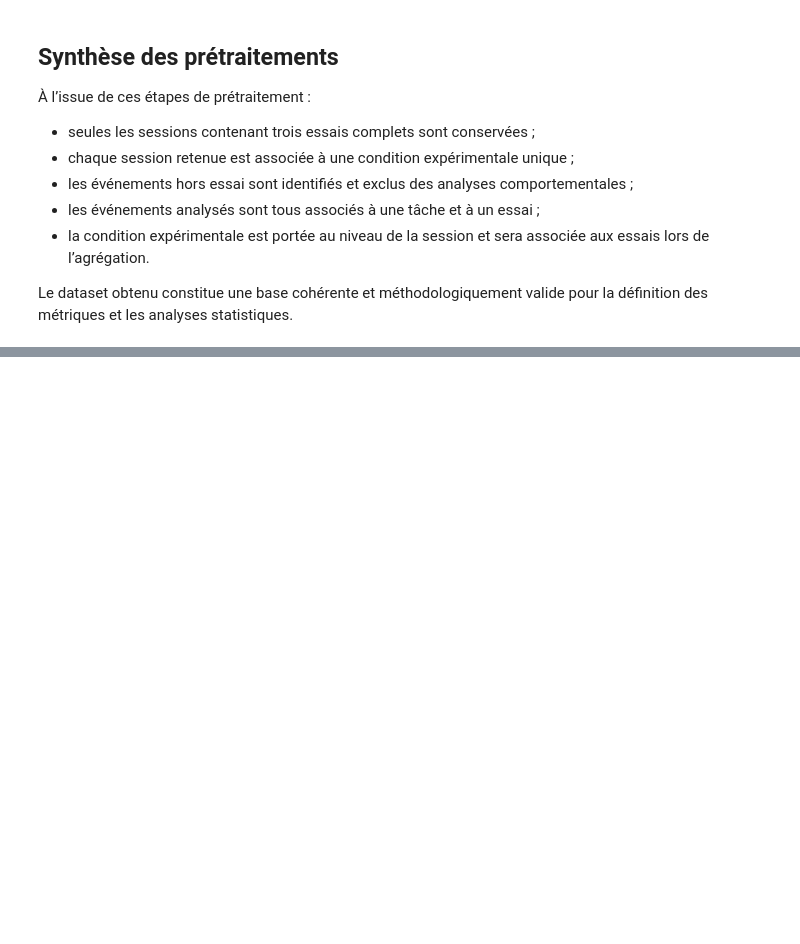
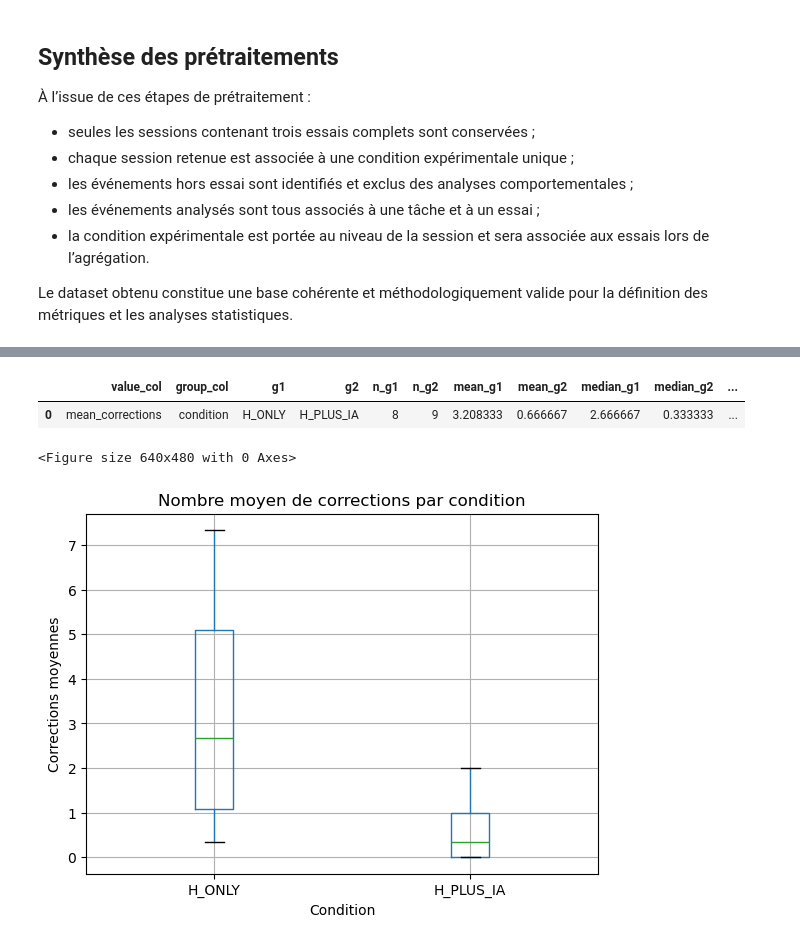
Before and after one commit to Natmax93/sketch-helper, a Jupyter notebook: notebook_analyse.ipynb, the cells around one changed output, grey strips where cells are left out. Saved outputs shown, nothing was run; the diff lists cells and outputs as text; code cells hidden in the pictures; blank space fills up the shorter version.

```diff
--- a/notebook_analyse.ipynb
+++ b/notebook_analyse.ipynb
@@ -547,0 +986,27 @@ ACTION_EVENTS, CORRECTION_EVENTS, IA_EVENTS
+# %%
+h2a = two_group_mwu(
+    df=sessions,
+    group_col="condition",
+    value_col="mean_corrections",
+    g1="H_ONLY",
+    g2="H_PLUS_IA"
+)
+
+results["H2_mean_corrections"] = h2a
+pd.DataFrame([h2a])
+# %% [output]
+|  | value_col | group_col | g1 | g2 | n_g1 | n_g2 | mean_g1 | mean_g2 | median_g1 | median_g2 | ... |
+| 0 | mean_corrections | condition | H_ONLY | H_PLUS_IA | 8 | 9 | 3.208333 | 0.666667 | 2.666667 | 0.333333 | ... |
+# %%
+data_h2 = sessions[["condition", "mean_corrections"]]
+
+plt.figure()
+data_h2.boxplot(by="condition", column="mean_corrections")
+plt.suptitle("")
+plt.title("Nombre moyen de corrections par condition")
+plt.ylabel("Corrections moyennes")
+plt.xlabel("Condition")
+plt.show()
+# %% [output]
+<Figure size 640x480 with 0 Axes>
+[figure, added]
```
Also changed, not shown: parts of 67 cells of this notebook, 11 other files.
